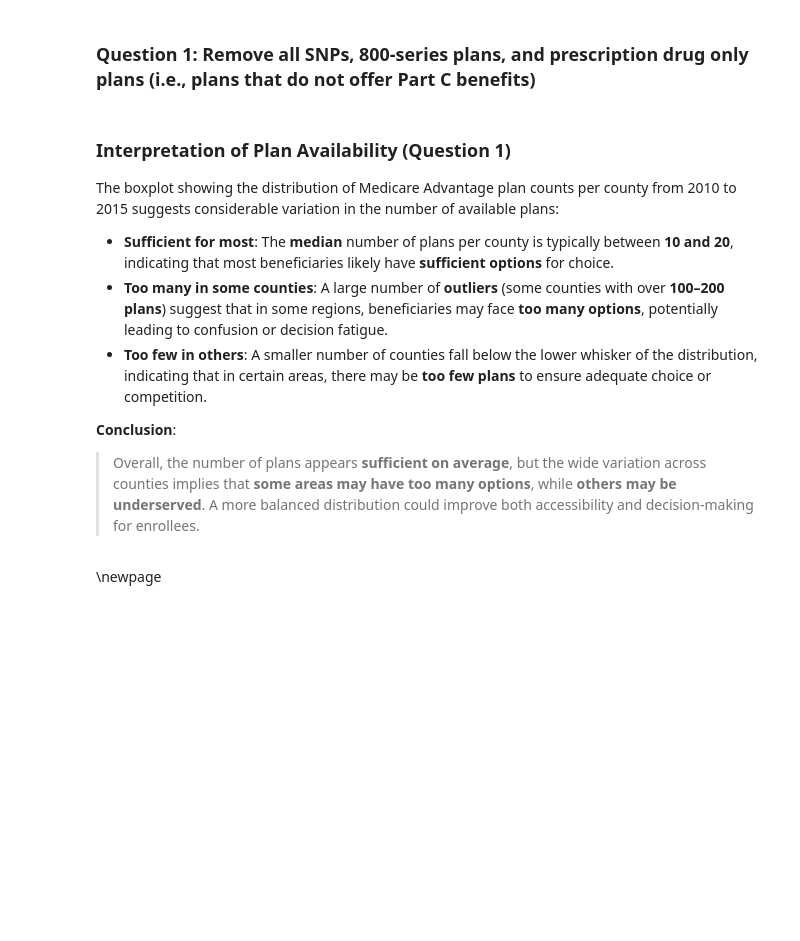
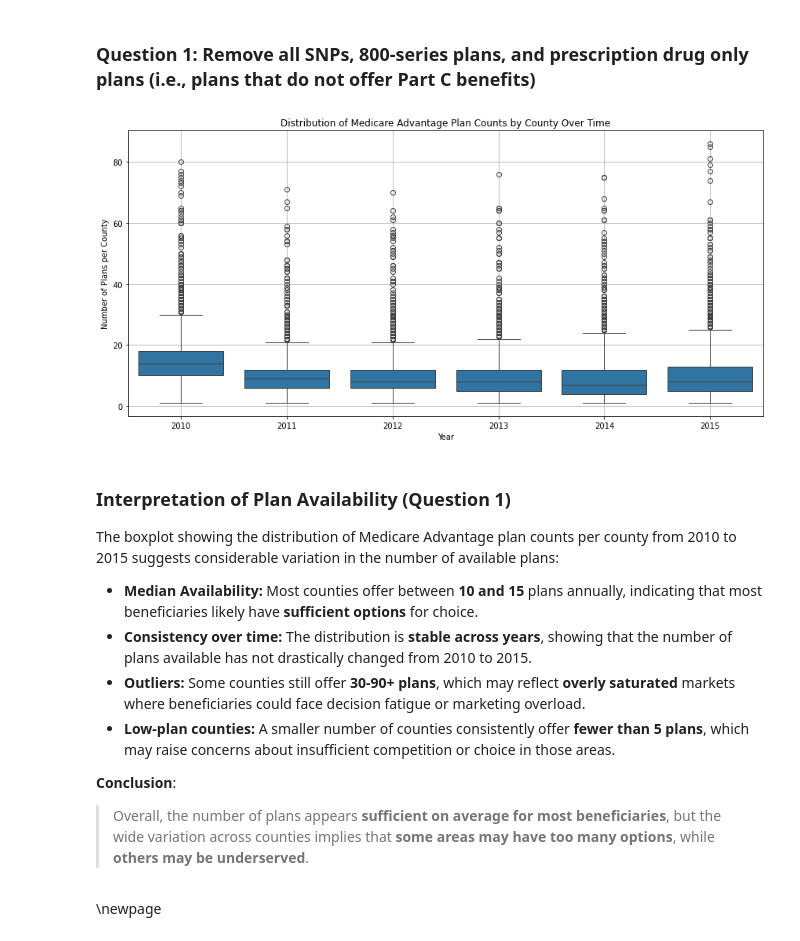
Before and after one commit to ilsenovis18/ECON470HW4, a Jupyter notebook: submission2/results/novis-i-hwk4-2.ipynb, the cells around one changed output. Saved outputs shown, nothing was run; the diff lists cells and outputs as text; code cells hidden in the pictures; blank space fills up the shorter version.

```diff
--- a/submission2/results/novis-i-hwk4-2.ipynb
+++ b/submission2/results/novis-i-hwk4-2.ipynb
@@ -17,7 +17,7 @@ import statsmodels.formula.api as smf
 import statsmodels.api as sm
 import warnings
 warnings.simplefilter(action='ignore', category=pd.errors.DtypeWarning)
-from rdd import rdd
-#python equivalent of rdrobust from R
+from rdd import rdd #python equivalent of rdrobust from R
+from statsmodels.iolib.summary2 import summary_col
 
-final = pd.read_csv('/Users/ilsenovis/ECON470HW4/data/output/final_ma_data.csv', low_memory=False)
+final = pd.read_csv('/Users/ilsenovis/ECON470HW4/data/output/_final_ma_data.csv', low_memory=False)
@@ -30,38 +28,41 @@ FileNotFoundError: [Errno 2] No such file or directory: '/Users/ilsenovis/ECON47
 # %%
 #filter out SNPs, 800, drug only
 filtered = final[
-                 (final['snp'] == 'No') &
-                 ((final['planid'] < 800) | (final['planid'] >= 900)) &
-                 (final['partc_score'].notna())
+    (final['snp'] == 'No') &
+    ~((final['planid'] >= 800) & (final['planid'] < 900)) &
+    (final['partd'] == 'Yes')  # Part C plans also include Part D
 ].copy()
 
  # Count plans per county per year
 plan_counts = (
-    filtered.groupby(["year", "fips"])
-    .size()
-    .reset_index(name="plan_count")
+    filtered.groupby(['fips', 'year'])
+    .agg(plan_count=('planid', 'nunique'))
+    .reset_index()
 )
 
 # Boxplot
-plt.figure(figsize=(10, 6))
-sns.boxplot(data=plan_counts, x="year", y="plan_count")
-plt.title("Distribution of Plan Counts per County by Year")
+plt.figure(figsize=(12, 6))
+sns.boxplot(data=plan_counts, x='year', y='plan_count')
+plt.title("Distribution of Medicare Advantage Plan Counts by County Over Time")
 plt.xlabel("Year")
-plt.ylabel("Plan Count")
+plt.ylabel("Number of Plans per County")
 plt.grid(True)
 plt.tight_layout()
 plt.show()
+# %% [output]
+[figure, added]
 # %% [markdown]
 ### Interpretation of Plan Availability (Question 1)
 
 The boxplot showing the distribution of Medicare Advantage plan counts per county from 2010 to 2015 suggests considerable variation in the number of available plans:
 
-- **Sufficient for most**: The **median** number of plans per county is typically between **10 and 20**, indicating that most beneficiaries likely have **sufficient options** for choice.
-- **Too many in some counties**: A large number of **outliers** (some counties with over **100–200 plans**) suggest that in some regions, beneficiaries may face **too many options**, potentially leading to confusion or decision fatigue.
-- **Too few in others**: A smaller number of counties fall below the lower whisker of the distribution, indicating that in certain areas, there may be **too few plans** to ensure adequate choice or competition.
+- **Median Availability:** Most counties offer between **10 and 15** plans annually, indicating that most beneficiaries likely have **sufficient options** for choice.
+- **Consistency over time:** The distribution is **stable across years**, showing that the number of plans available has not drastically changed from 2010 to 2015.
+- **Outliers:** Some counties still offer **30-90+ plans**, which may reflect **overly saturated** markets where beneficiaries could face decision fatigue or marketing overload.
+- **Low-plan counties:** A smaller number of counties consistently offer **fewer than 5 plans**, which may raise concerns about insufficient competition or choice in those areas.
 
 **Conclusion**:
-> Overall, the number of plans appears **sufficient on average**, but the wide variation across counties implies that **some areas may have too many options**, while **others may be underserved**. A more balanced distribution could improve both accessibility and decision-making for enrollees.
+> Overall, the number of plans appears **sufficient on average for most beneficiaries**, but the wide variation across counties implies that **some areas may have too many options**, while **others may be underserved**.
 # %% [markdown]
 \newpage
 # %% [markdown]
```
Also changed, not shown: parts of 12 cells of this notebook, 2 other files.
